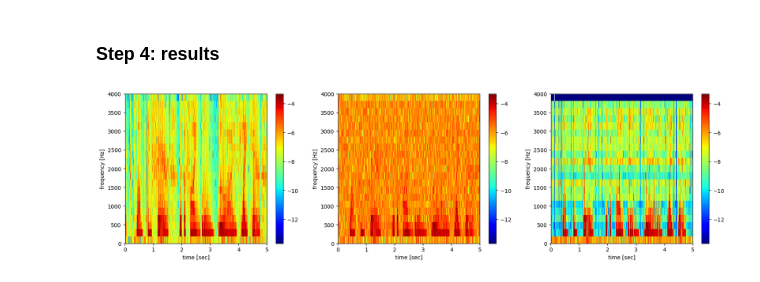
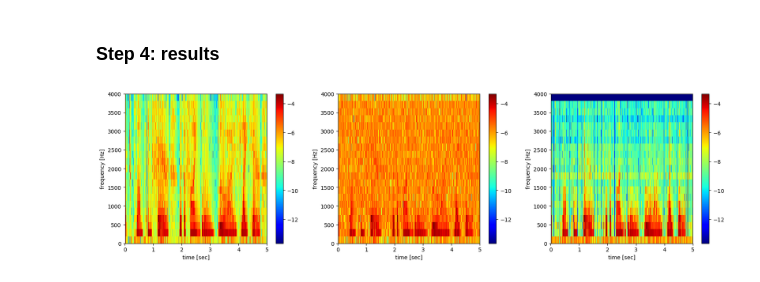
Before and after one commit to biaslab/SituatedSoundscaping, a Jupyter notebook: log-power_modelling/GSMM_real_GMM-HGF-C2R-PF-online.ipynb, the cells around one changed output. Cells and saved outputs as stored; diff of their text form; code cells hidden in the pictures.

```diff
--- a/log-power_modelling/GSMM_real_GMM-HGF-C2R-PF-online.ipynb
+++ b/log-power_modelling/GSMM_real_GMM-HGF-C2R-PF-online.ipynb
@@ -434,11 +550,14 @@ unsafeMean(dist::ProbabilityDistribution{Multivariate, GaussianWeightedMeanPreci
 unsafeMean (generic function with 16 methods)
 # %%
 # create placeholders
-ξ_inferred = Array{Float64, 2}(undef, nr_samples*duration, nr_freqs)
-x_inferred = Array{Float64, 2}(undef, nr_samples*duration, bufsize)
+ξ_inferred = Array{Float64, 2}(undef, nr_samples_test, nr_freqs)
+x_inferred = Array{Float64, 2}(undef, nr_samples_test, bufsize)
+
+
+p_z_min = exp.(ForneyLab.digamma.(α_π_trained) .- ForneyLab.digamma.(sum(α_π_trained))) ./ sum(exp.(ForneyLab.digamma.(α_π_trained) .- ForneyLab.digamma.(sum(α_π_trained))))
 
 # loop through segments
-@showprogress for k = 1:nr_samples*duration
+@showprogress for k = 1:nr_samples_test
 
     # set number of iterations
     nr_its = 10
@@ -447,7 +566,7 @@ x_inferred = Array{Float64, 2}(undef, nr_samples*duration, bufsize)
     data = Dict()
 
     # specify input data and measurement noise
-    data[:y] = y_samples_n[k] .- mean(y_samples_n[k])
+    data[:y] = y_samples_test_noisy[k] .- mean(y_samples_test_noisy[k])
 
     # specify priors over class probabilities
     data[:α_π] = α_π_trained
@@ -460,7 +579,7 @@ x_inferred = Array{Float64, 2}(undef, nr_samples*duration, bufsize)
     end
 
     # specify probabilistic fourier matrices
-    data[:C] = 1/bufsize*hcat(cos.(2*pi*fi*t_samples[k]')', sin.(2*pi*fi*t_samples[k]')')
+    data[:C] = 1/bufsize*hcat(cos.(2*pi*fi*t_samples_test[k]')', sin.(2*pi*fi*t_samples_test[k]')')
 
 
     # create marginals dictionary
@@ -478,7 +597,8 @@ x_inferred = Array{Float64, 2}(undef, nr_samples*duration, bufsize)
     # specify marginals over samples
     #marginals[:vars_e_z] = vague(Categorical)
     #marginals[:vars_e_z] = ProbabilityDistribution(Categorical, p=ps/sum(ps))
-    marginals[:vars_e_z] = ProbabilityDistribution(Categorical, p=exp.(α_π_trained)/sum(exp.(α_π_trained))) # not sure whether best way
+    marginals[:vars_e_z] = ProbabilityDistribution(Categorical, p=p_z_min)
+    #marginals[:vars_e_z] = ProbabilityDistribution(Categorical, p=exp.(α_π_trained)/sum(exp.(α_π_trained))) # not sure whether best way
     marginals[:vars_e_Xc] = ProbabilityDistribution(Multivariate, ComplexNormal, μ=zeros(nr_freqs) .+ 0.0im, Γ=(1e10)*Ic(nr_freqs).+0.0im, C=mat(0.0+0.0im))
     marginals[:vars_e_ξ] = ProbabilityDistribution(Multivariate, GaussianMeanVariance, m=z_speech_n[k,2:end-1], v=1.0*diagm(squeeze(var(z_speech_n[:,2:end-1], dims=1))))
 
@@ -491,14 +611,14 @@ x_inferred = Array{Float64, 2}(undef, nr_samples*duration, bufsize)
         stepZ!(data, marginals)
 
     end
-    try
+    #try
         ξ_inferred[k,:] = ForneyLab.unsafeMean(marginals[:vars_e_ξ])
-        x_inferred[k,:] = ForneyLab.unsafeMean(marginals[:vars_e_x]) .+ mean(y_samples_n[k])
-    catch
-        ξ_inferred[k,:] = zeros(nr_freqs)
-        x_inferred[k,:] = zeros(bufsize)
-        println("Posdef Exception, k="*string(k))
-    end
+        x_inferred[k,:] = ForneyLab.unsafeMean(marginals[:vars_e_x]) .+ mean(y_samples_test_noisy[k])
+    #catch
+        #ξ_inferred[k,:] = zeros(nr_freqs)
+        #x_inferred[k,:] = zeros(bufsize)
+        #println("Posdef Exception, k="*string(k))
+    #end
 end
 # %% [markdown]
 ### Step 4: results
@@ -509,17 +629,17 @@ y_enhanced = vcat(x_inferred'...)
 # %%
 #plt.imshow(ξ_inferred',origin="lower", aspect="auto"), plt.colorbar()
 fig, ax = plt.subplots(ncols=3, figsize=(20,5))
-cmp = plot_spectrogram(spectrogram(y_speech_true, bufsize, bufsize-stepsize, fs=fs), fs, ax=ax[1], colorbar=true)
-plot_spectrogram(spectrogram(y_speech_n, bufsize, bufsize-stepsize, fs=fs), fs, ax=ax[2])
-plot_spectrogram(spectrogram(y_enhanced, bufsize, bufsize-stepsize, fs=fs), fs, ax=ax[3])
+cmp = plot_spectrogram(spectrogram(y_speech_true, bufsize, bufsize-stepsize_test, fs=fs), fs, ax=ax[1], colorbar=true)
+plot_spectrogram(spectrogram(y_speech_n, bufsize, bufsize-stepsize_test, fs=fs), fs, ax=ax[2])
+plot_spectrogram(spectrogram(y_enhanced, bufsize, bufsize-stepsize_test, fs=fs), fs, ax=ax[3])
 vrange = ax[1].get_images()[1].get_clim()
 fig.colorbar(cmp, ax=ax[2])
 ax[2].get_images()[1].set_clim(vrange)
 fig.colorbar(cmp, ax=ax[3])
 ax[3].get_images()[1].set_clim(vrange)
 ;
 # %% [output]
-[figure, old version]
+[figure, new version]
 # %%
 # plot signals
 _, ax = plt.subplots(ncols=2, figsize=(15,5))
```
Also changed, not shown: parts of 21 cells of this notebook.
